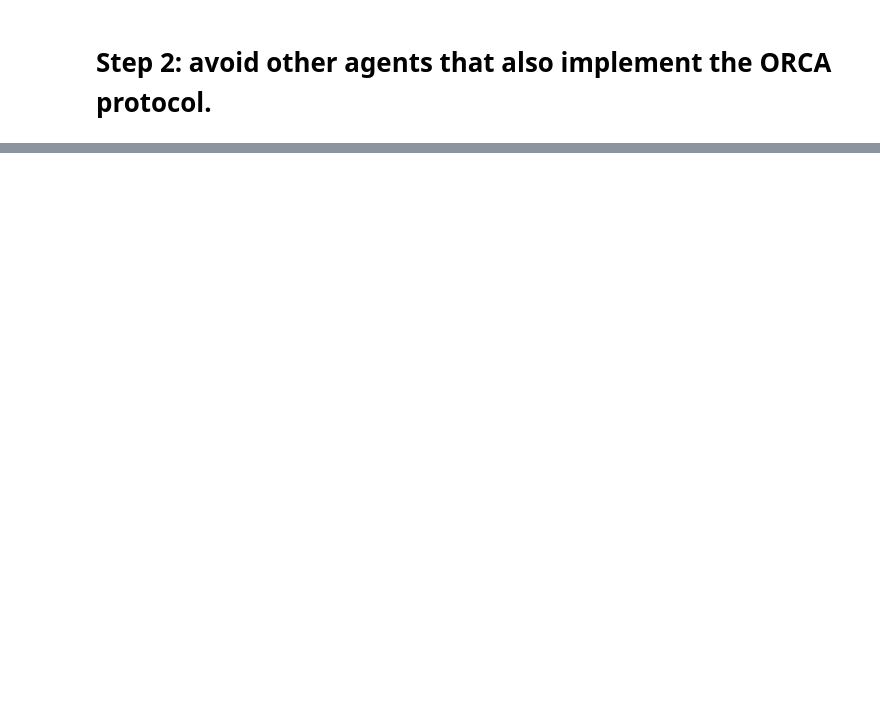
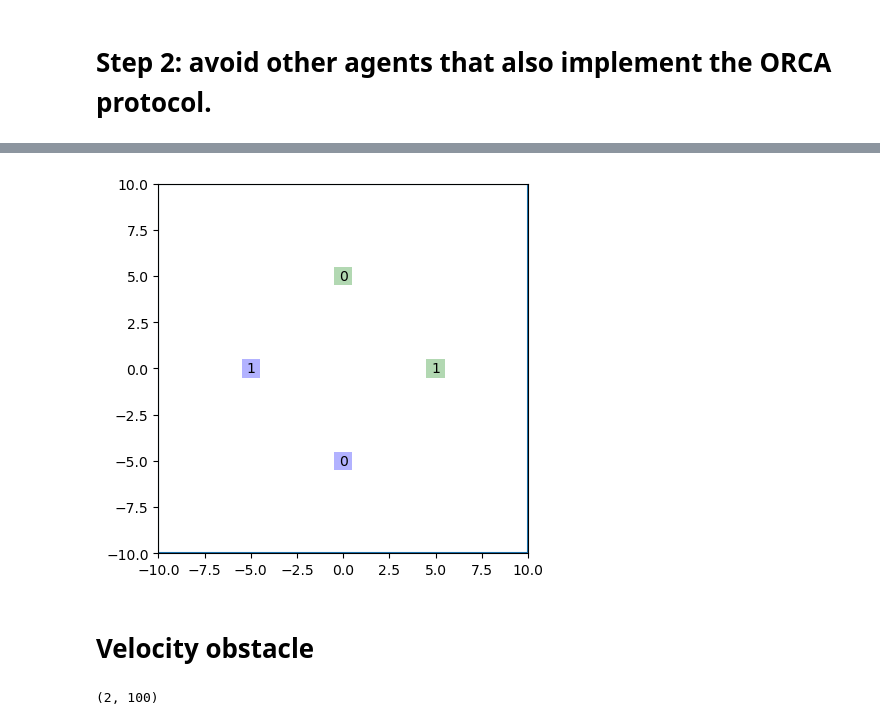
Before and after one commit to CoNG-harvard/PA-Nav, a Jupyter notebook: notebooks/ORCA.ipynb, the cells around one changed output, grey strips where cells are left out. Drawn from its saved outputs; the diff is of its cells as text; code cells hidden in the pictures; blank space fills up the shorter version.

```diff
--- a/notebooks/ORCA.ipynb
+++ b/notebooks/ORCA.ipynb
@@ -105,0 +109,26 @@ draw_env(env,[np.array(pos).T],ax)
+# %%
+
+start_locs = np.array([[0,-5],[-5,0]])
+goal_locs = np.array([[0,5],[5,0]])
+
+
+start_box_side = np.array([1,1])
+goal_box_side = np.array([1,1])
+
+starts = [box_2d_center(s,start_box_side) for s in start_locs]
+
+goals = [box_2d_center(g,goal_box_side) for g in goal_locs]
+
+
+limits = [(-10.0,10.0),(-10.0,10.0)]
+
+bloating_r = 0.5
+
+
+env = NavigationEnv(limits,[],starts,goals)
+
+draw_env(env)
+# %% [output]
+[figure, added]
+# %% [markdown]
+# Velocity obstacle
@@ -105,0 +167,4 @@ draw_env(env,[np.array(pos).T],ax)
+# %%
+np.vstack([xv.flatten(),yv.flatten()]).shape
+# %% [output]
+(2, 100)
```
Also changed, not shown: parts of 9 cells of this notebook.
